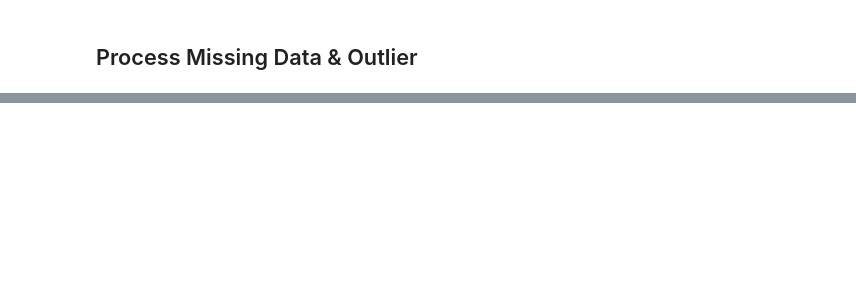
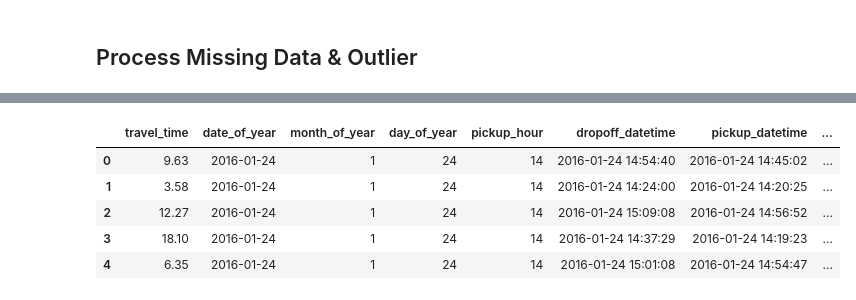
Before and after one commit to Jay4869/NYC-Taxi-FHV-Project, a Jupyter notebook: sample of project.ipynb, the cells around one changed output, grey strips where cells are left out. Saved outputs shown, nothing was run; the diff lists cells and outputs as text; code cells hidden in the pictures; blank space fills up the shorter version.

```diff
--- a/sample of project.ipynb
+++ b/sample of project.ipynb
@@ -340,0 +276,20 @@ plotly.tools.set_credentials_file(username='zxf71699', api_key='BkltlyEFcOkOAgCS
+# %%
+df1 = data.copy()
+geo = []
+for i in range(len(data)):
+    value = ghh.encode(df1.pickup_longitude.iloc[i], df1.pickup_latitude.iloc[i], precision=5)
+    geo.append(value)
+df1['geohash'] = geo
+df1['pickups'] = np.ones(df1.shape[0])
+# %%
+df1["geohash"] = df1["geohash"].astype('category')
+df1.dtypes
+df1["geohash"] = df1["geohash"].cat.codes
+df1.head()
+# %% [output]
+|  | travel_time | date_of_year | month_of_year | day_of_year | pickup_hour | dropoff_datetime | pickup_datetime | ... |
+| 0 | 9.63 | 2016-01-24 | 1 | 24 | 14 | 2016-01-24 14:54:40 | 2016-01-24 14:45:02 | ... |
+| 1 | 3.58 | 2016-01-24 | 1 | 24 | 14 | 2016-01-24 14:24:00 | 2016-01-24 14:20:25 | ... |
+| 2 | 12.27 | 2016-01-24 | 1 | 24 | 14 | 2016-01-24 15:09:08 | 2016-01-24 14:56:52 | ... |
+| 3 | 18.10 | 2016-01-24 | 1 | 24 | 14 | 2016-01-24 14:37:29 | 2016-01-24 14:19:23 | ... |
+| 4 | 6.35 | 2016-01-24 | 1 | 24 | 14 | 2016-01-24 15:01:08 | 2016-01-24 14:54:47 | ... |
```
Also changed, not shown: parts of 62 cells of this notebook.
